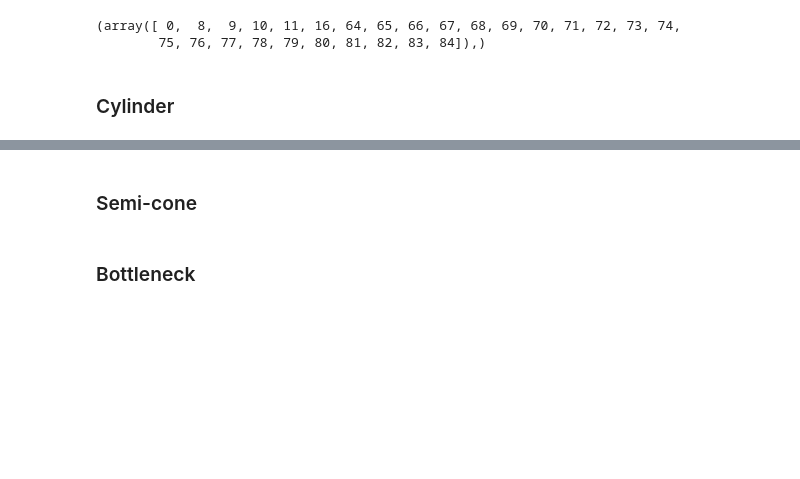
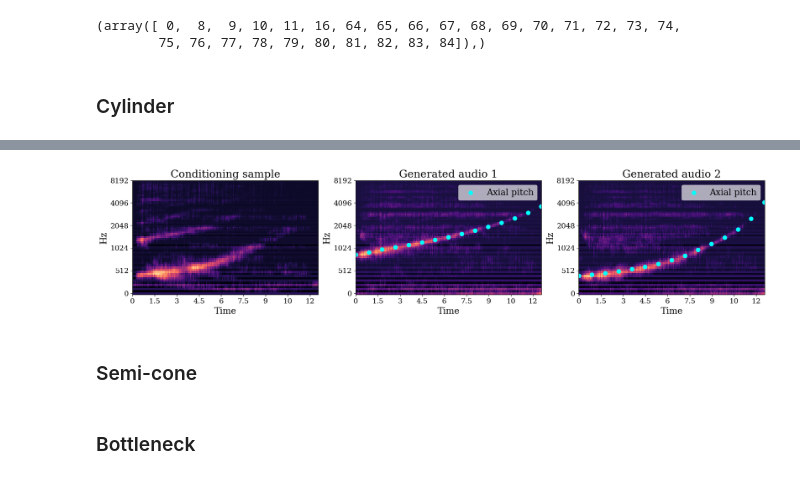
Before and after one commit to bpiyush/ddsp-pytorch, a Jupyter notebook: notebooks/generate_multi_container.ipynb, the cells around one changed output, grey strips where cells are left out. Drawn from its saved outputs; the diff is of its cells as text; code cells hidden in the pictures; blank space fills up the shorter version.

```diff
--- a/notebooks/generate_multi_container.ipynb
+++ b/notebooks/generate_multi_container.ipynb
@@ -391,3 +469,57 @@ plt.show()
+# %%
+def show_spectrogram_for_generated_waveform(
+        spec_gene, frequencies_axial, frequencies_radial, ax, title="Generated synthetic audio",
+    ):
+    show_logmelspectrogram(spec_gene, sr=sr, ax=ax, show=False)
+    ax.set_title(title)
+    increase_font_sizes(ax, font_scale)
+    ax.tick_params(axis='both', which='major', labelsize=14)
+    ax.tick_params(axis='both', which='minor', labelsize=12)
+
+    FMAX = 8000 / 1.2
+    indices = np.where((frequencies_radial < FMAX) & (frequencies_axial < FMAX))[0]
+    T = timestamps[indices]
+    F0_radial = frequencies_radial[indices]
+    F0_axial = frequencies_axial[indices]
+    n_show = 14
+    n = len(T)
+    skip = n // n_show
+    ax.scatter(
+        T[::skip], F0_axial[::skip], color="cyan", s=60, label="Axial pitch",
+    )
+    if show_radial:
+        ax.scatter(
+            T[::skip], F0_radial[::skip], color="yellow", s=100, marker="x", linewidths=3, label="Radial",
+        )
+    ax.legend(fontsize=17, framealpha=0.65)
+
+
+fig, axes = plt.subplots(1, 3, figsize=(22, 4))
+
+ax = axes[0]
+show_logmelspectrogram(spec_real, sr=sr, ax=ax, show=False)
+ax.set_title("Conditioning sample")
+increase_font_sizes(ax, font_scale)
+ax.tick_params(axis='both', which='major', labelsize=14)
+ax.tick_params(axis='both', which='minor', labelsize=12)
+
+ax = axes[1]
+spec_gene_1 = librosa_harmonic_spectrogram_db(
+    y_gene_1, n_mels=64, sr=sr,
+)
+show_spectrogram_for_generated_waveform(
+    spec_gene_1, frequencies_axial_1, frequencies_radial_1, ax, title="Generated audio 1",
+)
+
+ax = axes[2]
+spec_gene_2 = librosa_harmonic_spectrogram_db(
+    y_gene_2, n_mels=64, sr=sr,
+)
+show_spectrogram_for_generated_waveform(
+    spec_gene_2, frequencies_axial_2, frequencies_radial_2, ax, title="Generated audio 2",
+)
+# %% [output]
+[figure, added]
 # %% [markdown]
 ### Semi-cone
 # %% [markdown]
```
Also changed, not shown: parts of 10 cells of this notebook, 1 other file.
